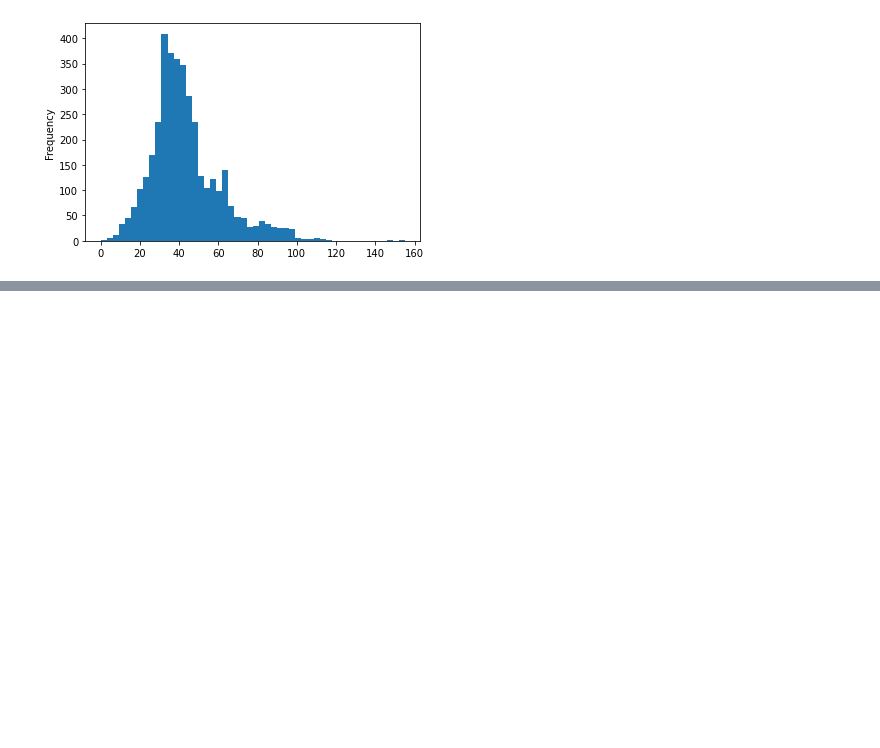
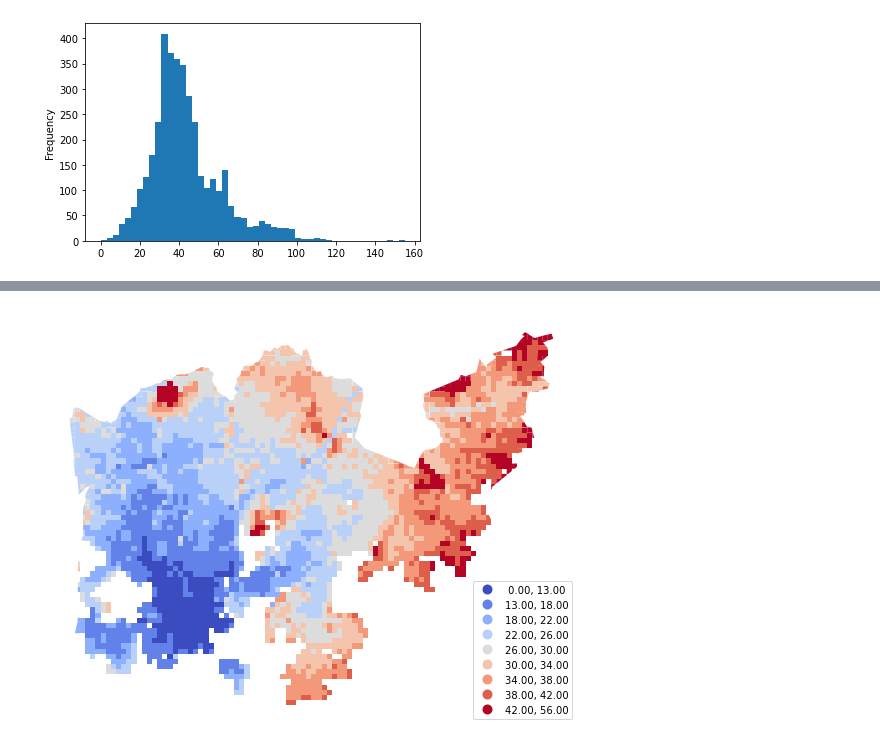
Before and after one commit to Joe-Degs/AutoGIS, a Jupyter notebook: lesson4/data_reclassification.ipynb, the cells around one changed output, grey strips where cells are left out. Cells and saved outputs as stored; diff of their text form; code cells hidden in the pictures; blank space fills up the shorter version.

```diff
--- a/lesson4/data_reclassification.ipynb
+++ b/lesson4/data_reclassification.ipynb
@@ -121,0 +146,8 @@ acc['pt_r_tt'].plot.hist(bins=50)
+# %%
+fig, ax = plt.subplots(figsize=(8, 6))
+acc.plot(ax=ax, column='car_r_t', scheme='Natural_Breaks', k=9, cmap='coolwarm',
+         legend=True, linewidth=0, legend_kwds={'loc': 'lower right'})
+plt.axis('off')
+plt.tight_layout()
+# %% [output]
+[figure, added]
```
Also changed, not shown: parts of 13 cells of this notebook, 20 other files.
